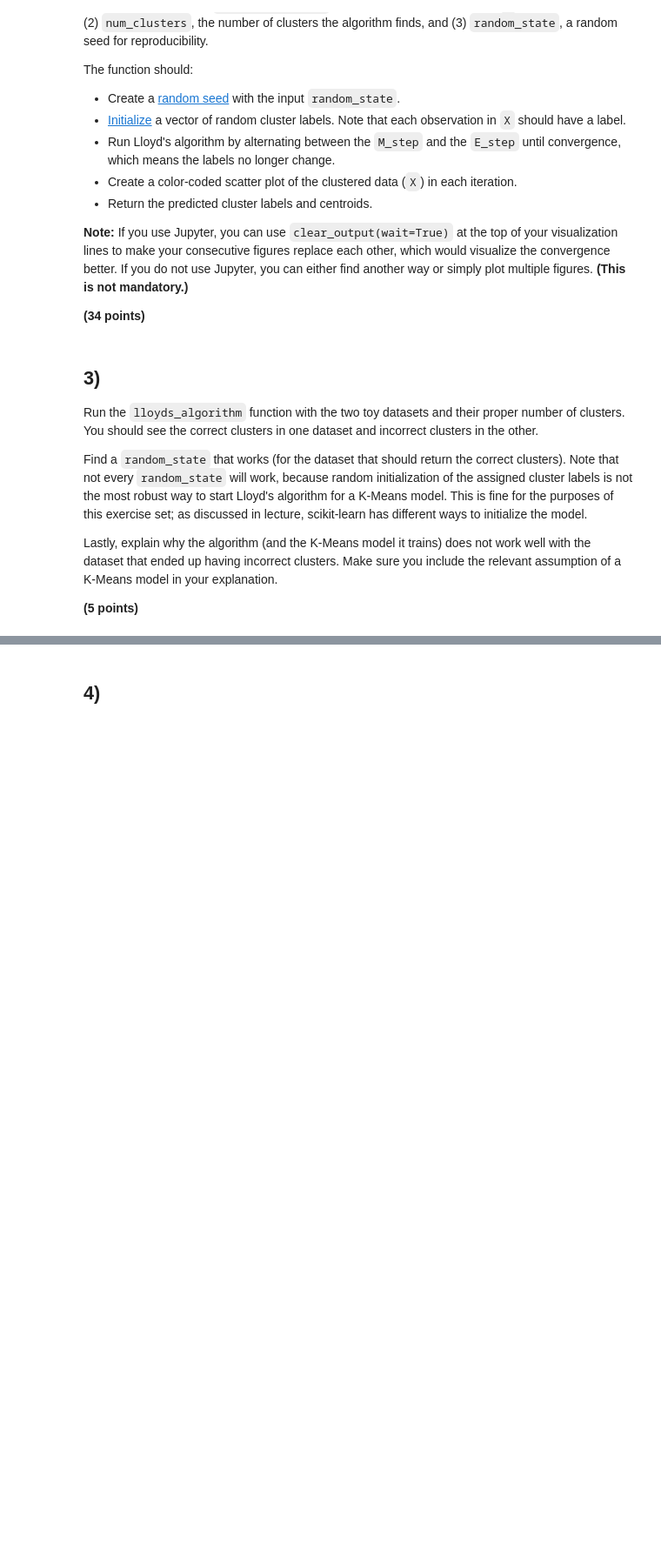
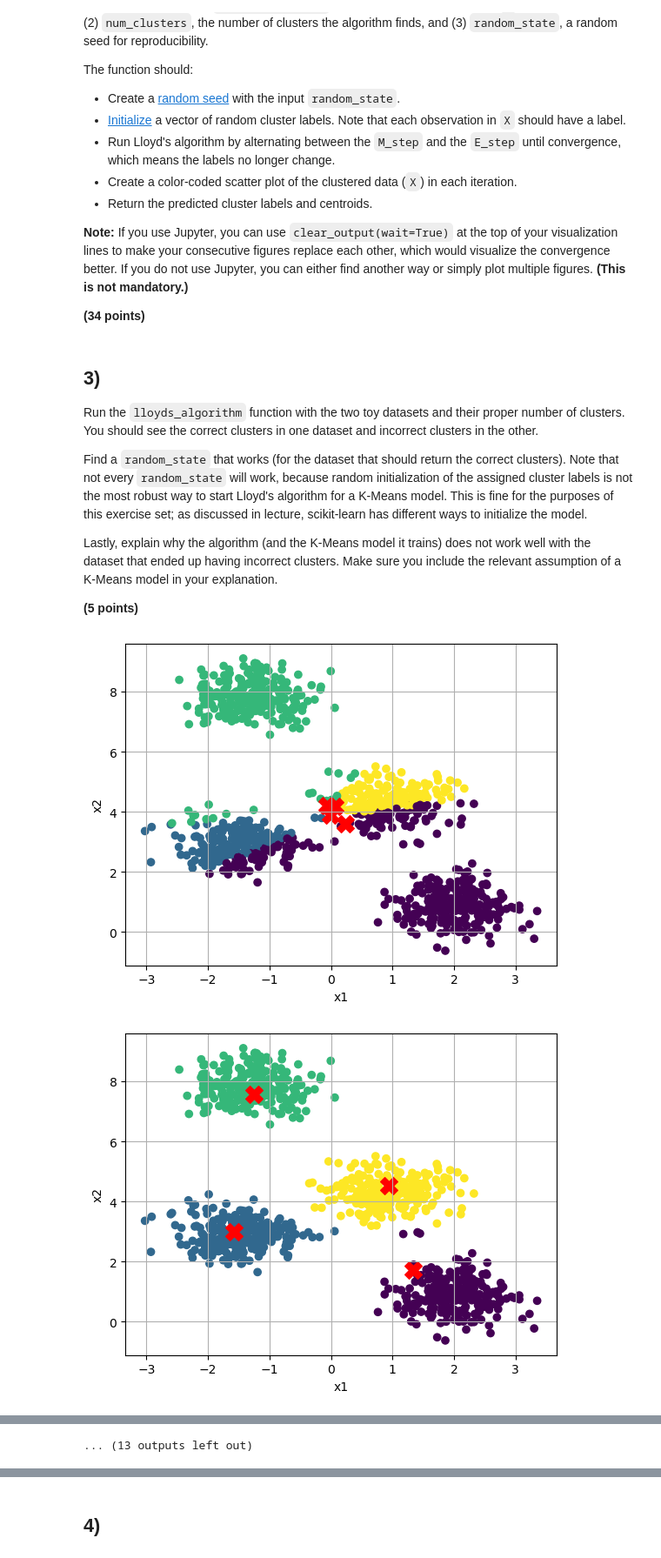
Before and after one commit to AdiRosenstock/STAT-362-Advanced-Machine-Learning, a Jupyter notebook: Exercises/Exercise_Set8/Exercise_Set8.ipynb, the cells around one changed output, grey strips where cells are left out. Shown at 87% size. Cells and saved outputs as stored; diff of their text form; code cells hidden in the pictures; blank space fills up the shorter version.

```diff
--- a/Exercises/Exercise_Set8/Exercise_Set8.ipynb
+++ b/Exercises/Exercise_Set8/Exercise_Set8.ipynb
@@ -84,7 +85,30 @@ The function should:
 **(34 points)**
 # %%
 def lloyds_algorithm(X, num_clusters, random_state):
-    return
+
+    np.random.seed(random_state)
+    labels = np.random.randint(0, num_clusters, size=X.shape[0])
+
+    while True:
+        centroids = update_step(X, labels)
+
+        new_labels = assignment_step(X, centroids)
+
+        plt.scatter(X[:, 0], X[:, 1], c=new_labels, cmap='viridis')
+        plt.scatter(centroids[:, 0], centroids[:, 1], c='red', marker='X', s=200)
+        plt.xlabel('x1')
+        plt.ylabel('x2')
+        plt.grid()
+        plt.show()
+
+        if np.array_equal(labels, new_labels):
+            break
+
+        labels = new_labels
+
+    centroids = update_step(X, new_labels)
+
+    return new_labels, centroids
 # %% [markdown]
 ## 3)
 
@@ -95,3 +119,10 @@ Find a `random_state` that works (for the dataset that should return the correct
 Lastly, explain why the algorithm (and the K-Means model it trains) does not work well with the dataset that ended up having incorrect clusters. Make sure you include the relevant assumption of a K-Means model in your explanation.
 
 **(5 points)**
+# %%
+labels_blob, centroids_blob = lloyds_algorithm(X_blob, 4, 2)
+
+labels_circ, centroids_circ = lloyds_algorithm(X_circ, 2, 2)
+# %% [output]
+[figure, added]
+[figure, added]
@@ -97,0 +139 @@ Lastly, explain why the algorithm (and the K-Means model it trains) does not wor
+... (13 outputs left out)
```
Also changed, not shown: parts of 10 cells of this notebook.
